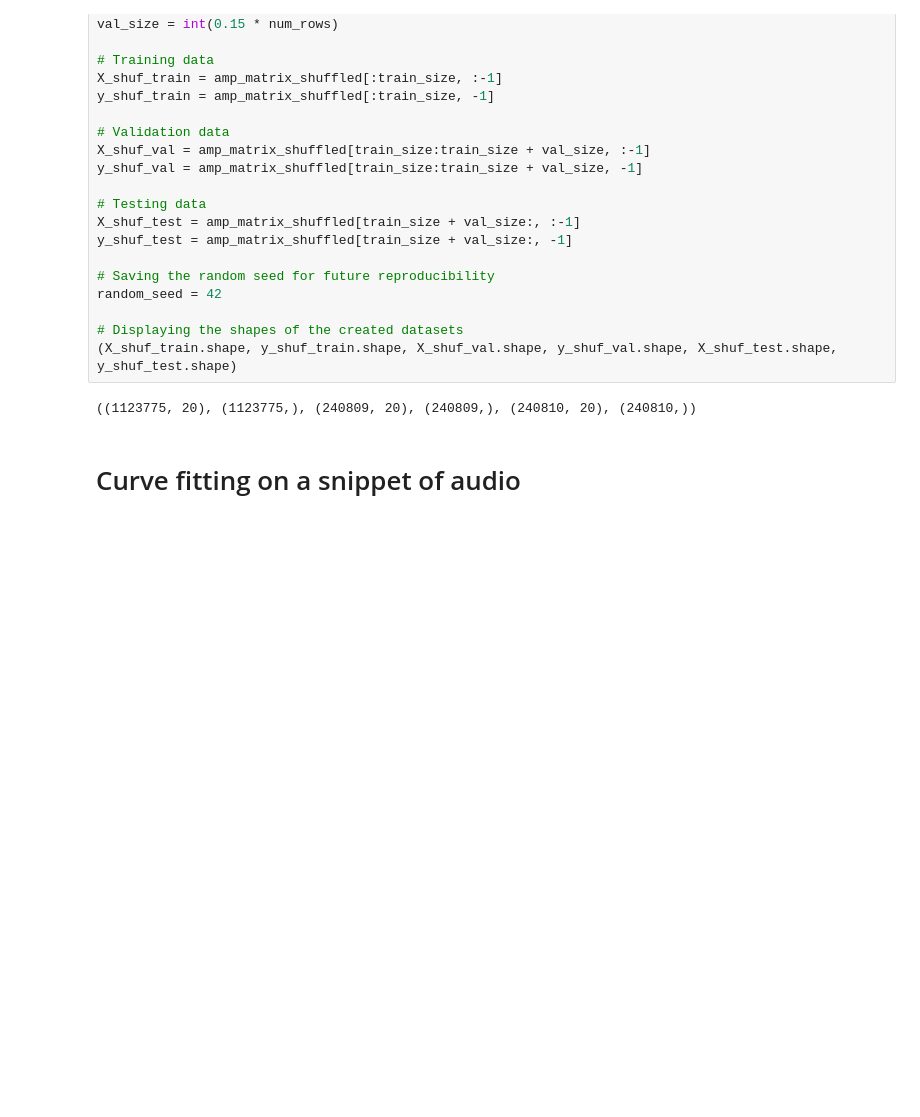
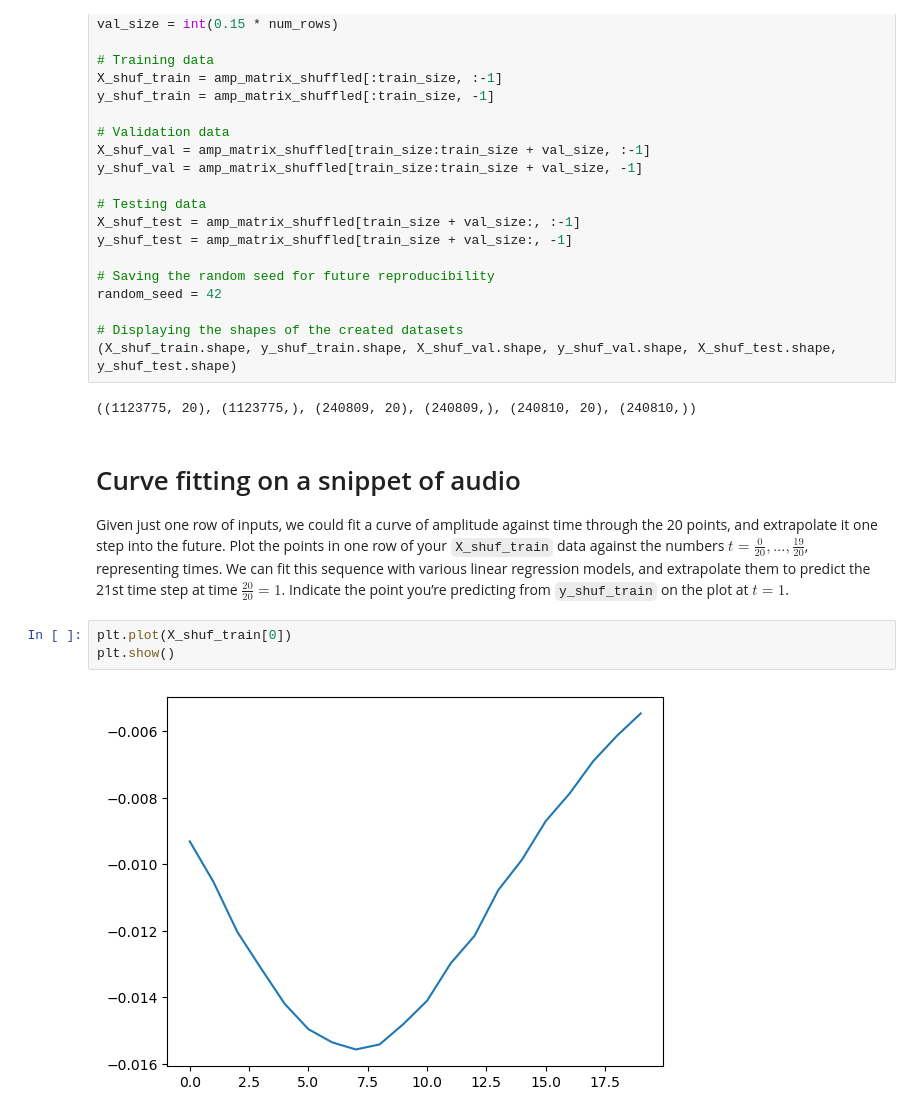
Before and after one commit to MartinRepo/Predicting-Audio, a Jupyter notebook: answer.ipynb, the cells around one changed output. Cells and saved outputs as stored; diff of their text form; blank space fills up the shorter version.

````diff
--- a/answer.ipynb
+++ b/answer.ipynb
@@ -67,3 +75,10 @@ random_seed = 42
 ((1123775, 20), (1123775,), (240809, 20), (240809,), (240810, 20), (240810,))
 # %% [markdown]
 # Curve fitting on a snippet of audio
+
+Given just one row of inputs, we could fit a curve of amplitude against time through the 20 points, and extrapolate it one step into the future. Plot the points in one row of your ```X_shuf_train``` data against the numbers $t = \frac{0}{20}, ..., \frac{19}{20}$, representing times. We can fit this sequence with various linear regression models, and extrapolate them to predict the 21st time step at time $\frac{20}{20} = 1$. Indicate the point you’re predicting from ```y_shuf_train``` on the plot at $t = 1$.
+# %%
+plt.plot(X_shuf_train[0])
+plt.show()
+# %% [output]
+[figure, added]
````
Also changed, not shown: parts of 1 cell of this notebook, 1 other file.
